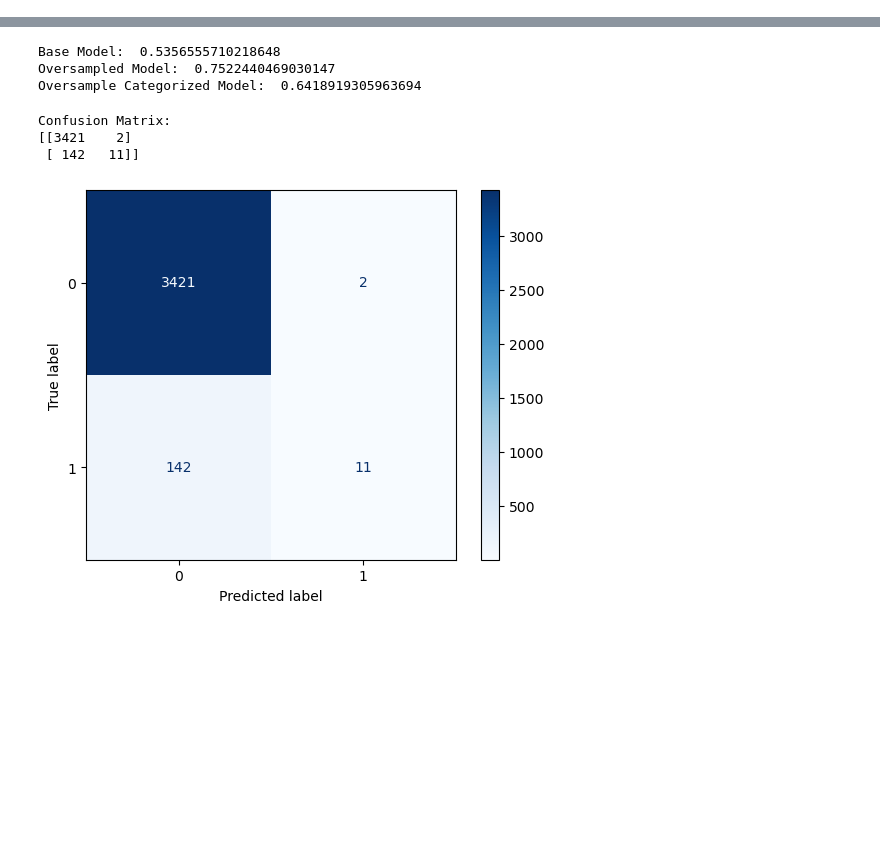
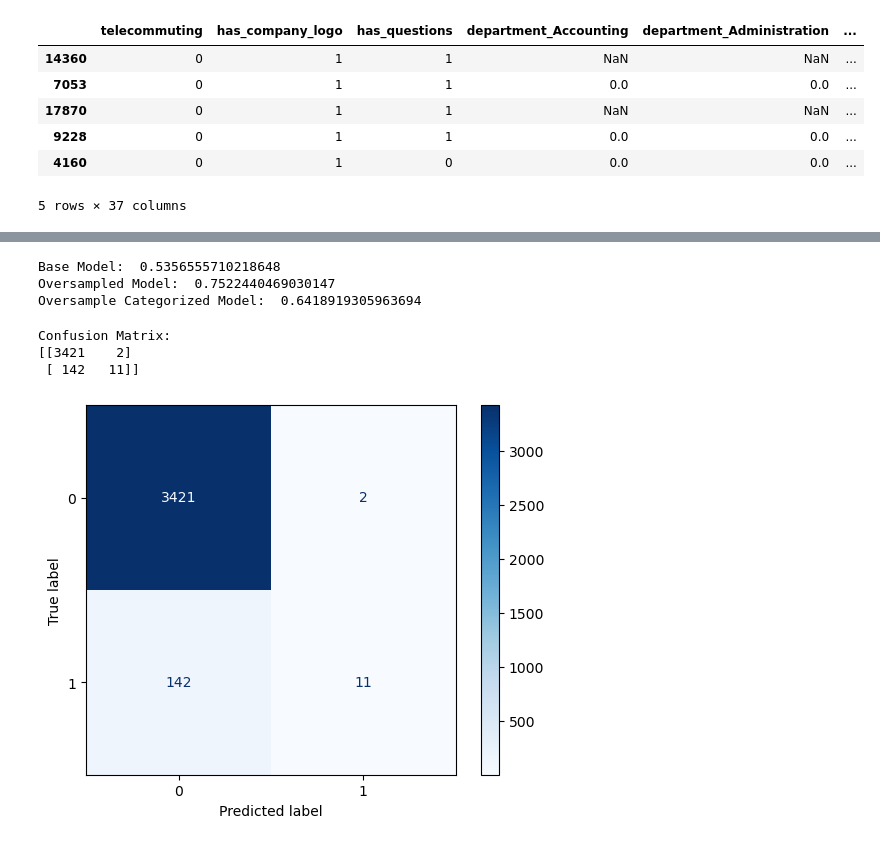
Before and after one commit to jebamania/group-project-2, a Jupyter notebook: XG Boosted Trees.ipynb, the cells around one changed output, grey strips where cells are left out. Drawn from its saved outputs; the diff is of its cells as text; code cells hidden in the pictures; blank space fills up the shorter version.

```diff
--- a/XG Boosted Trees.ipynb
+++ b/XG Boosted Trees.ipynb
@@ -66,0 +119,6 @@ df_categorical[categorical] = df_categorical[categorical].astype('category')
+# %%
+df['department'] = df['department'].fillna('Unknown')
+
+df['department'] = df['department'].astype('str')
+
+df['department'].info()
@@ -77,11 +144,8 @@ x_train, x_test, y_train, y_test = train_test_split(x, y, test_size=0.2, random_
 x_os = df.drop(['fraudulent'], axis=1)
 y_os = df['fraudulent']
 
+# will oversample later after department field is dealt with
 x_train_os, x_test_os, y_train_os, y_test_os = train_test_split(x_os, y_os, test_size=0.2, random_state=0)
-
-# Apply SMOTE to the training data
-smote = SMOTE(random_state=42)
-x_train_os, y_train_os = smote.fit_resample(x_train_os, y_train_os)
 
 # build is oversampling and categorical fields
 
@@ -89,3 +153,7 @@ x_os_cat = df_categorical.drop(['fraudulent'], axis=1)
 y_os_cat = df_categorical['fraudulent']
 
 x_train_os_cat, x_test_os_cat, y_train_os_cat, y_test_os_cat = train_test_split(x_os_cat, y_os_cat, test_size=0.2, random_state=0)
+
+x_train_form, x_test_form, y_train_form, y_test_form = train_test_split(x_os_cat, y_os_cat, test_size=0.2, random_state=0)
+
+x_train.head()
@@ -91,0 +167,63 @@ x_train_os_cat, x_test_os_cat, y_train_os_cat, y_test_os_cat = train_test_split(
+# %%
+# cleanup following the train_test_split to avoid data leakage
+
+# implement one hot encoding for department
+ohe = OneHotEncoder(min_frequency=20, handle_unknown="ignore")
+
+dept_encoded = ohe.fit_transform(x_train[['department']])
+dept_encoded_dense = dept_encoded.toarray()
+dept_df = pd.DataFrame(dept_encoded_dense, columns=ohe.get_feature_names_out(["department"]))
+x_train = x_train.join(dept_df.fillna(-1))
+x_train.drop(['department'], axis=1, inplace=True)
+
+dept_encoded = ohe.fit_transform(x_test[['department']])
+dept_encoded_dense = dept_encoded.toarray()
+dept_df = pd.DataFrame(dept_encoded_dense, columns=ohe.get_feature_names_out(["department"]))
+x_test = x_test.join(dept_df)
+x_test.drop(['department'], axis=1, inplace=True)
+
+dept_encoded = ohe.fit_transform(x_train_os[['department']])
+dept_encoded_dense = dept_encoded.toarray()
+dept_df = pd.DataFrame(dept_encoded_dense, columns=ohe.get_feature_names_out(["department"]))
+x_train_os = x_train_os.join(dept_df)
+x_train_os.drop(['department'], axis=1, inplace=True)
+
+dept_encoded = ohe.fit_transform(x_test_os[['department']])
+dept_encoded_dense = dept_encoded.toarray()
+dept_df = pd.DataFrame(dept_encoded_dense, columns=ohe.get_feature_names_out(["department"]))
+x_test_os = x_test_os.join(dept_df)
+x_test_os.drop(['department'], axis=1, inplace=True)
+
+dept_encoded = ohe.fit_transform(x_train_os_cat[['department']])
+dept_encoded_dense = dept_encoded.toarray()
+dept_df = pd.DataFrame(dept_encoded_dense, columns=ohe.get_feature_names_out(["department"]))
+x_train_os_cat = x_train_os_cat.join(dept_df)
+x_train_os_cat.drop(['department'], axis=1, inplace=True)
+
+dept_encoded = ohe.fit_transform(x_test_os_cat[['department']])
+dept_encoded_dense = dept_encoded.toarray()
+dept_df = pd.DataFrame(dept_encoded_dense, columns=ohe.get_feature_names_out(["department"]))
+x_test_os_cat = x_test_os_cat.join(dept_df)
+x_test_os_cat.drop(['department'], axis=1, inplace=True)
+
+dept_encoded = ohe.fit_transform(x_train_form[['department']])
+dept_encoded_dense = dept_encoded.toarray()
+dept_df = pd.DataFrame(dept_encoded_dense, columns=ohe.get_feature_names_out(["department"]))
+x_train_form = x_train_form.join(dept_df)
+x_train_form.drop(['department'], axis=1, inplace=True)
+
+dept_encoded = ohe.fit_transform(x_test_form[['department']])
+dept_encoded_dense = dept_encoded.toarray()
+dept_df = pd.DataFrame(dept_encoded_dense, columns=ohe.get_feature_names_out(["department"]))
+x_test_form = x_test_form.join(dept_df)
+x_test_form.drop(['department'], axis=1, inplace=True)
+
+x_train.head()
+# %% [output]
+|  | telecommuting | has_company_logo | has_questions | department_Accounting | department_Administration | ... |
+| 14360 | 0 | 1 | 1 | NaN | NaN | ... |
+| 7053 | 0 | 1 | 1 | 0.0 | 0.0 | ... |
+| 17870 | 0 | 1 | 1 | NaN | NaN | ... |
+| 9228 | 0 | 1 | 1 | 0.0 | 0.0 | ... |
+| 4160 | 0 | 1 | 0 | 0.0 | 0.0 | ... |
+5 rows × 37 columns
```
Also changed, not shown: parts of 10 cells of this notebook.
